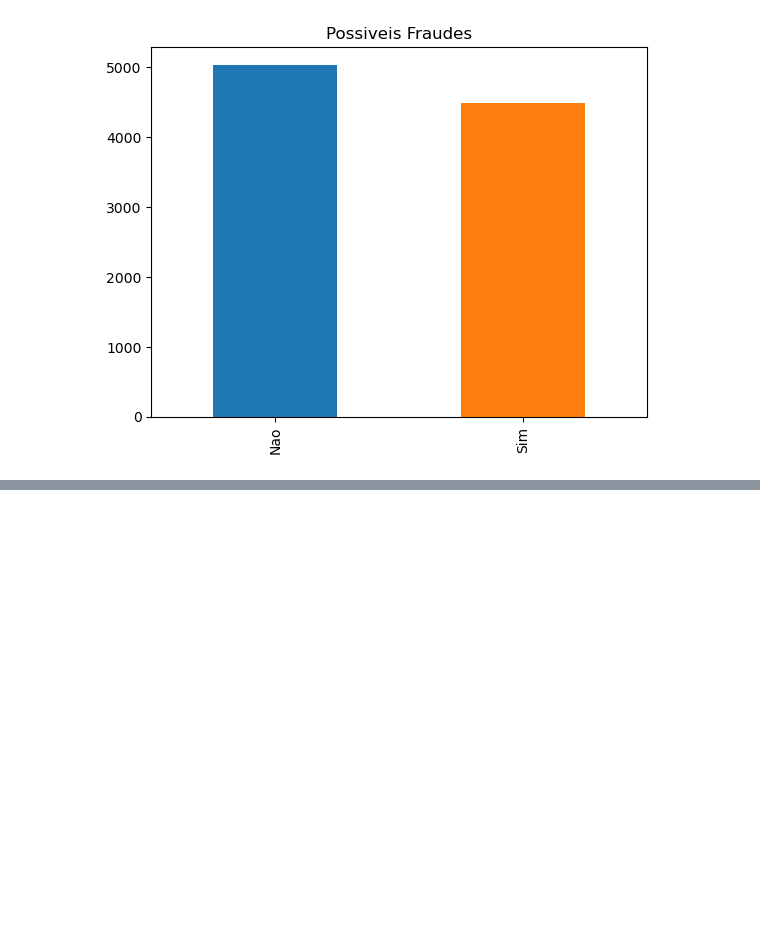
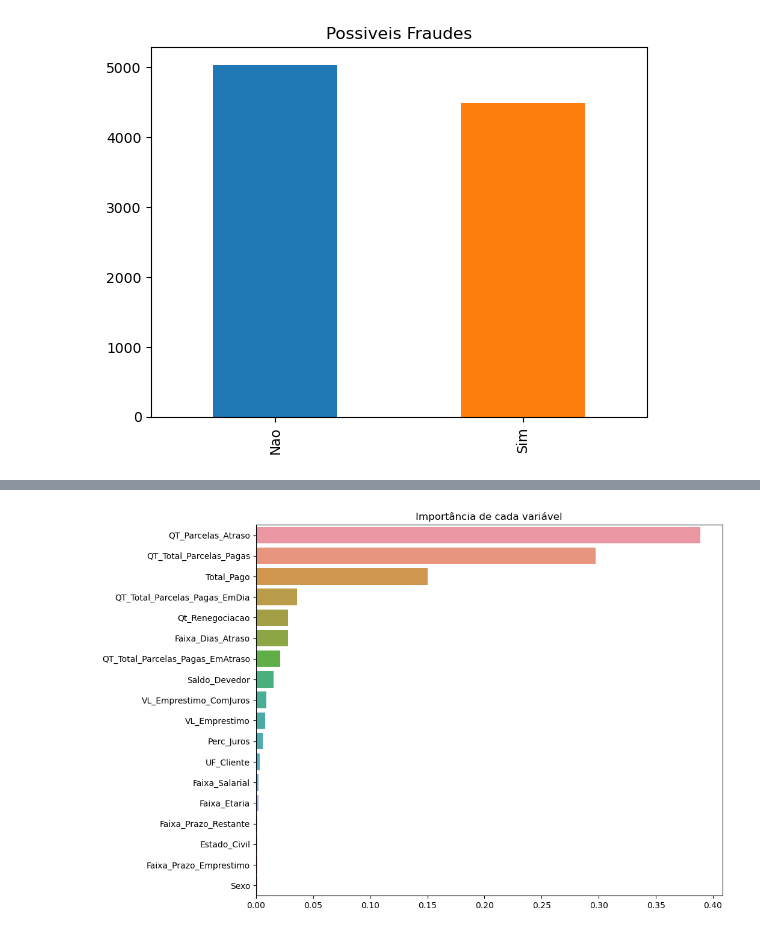
Before and after one commit to DevTheo25/Analise-de-Fraude, a Jupyter notebook: AnaliseFraude.ipynb, the cells around one changed output, grey strips where cells are left out. Cells and saved outputs as stored; diff of their text form; code cells hidden in the pictures; blank space fills up the shorter version.

```diff
--- a/AnaliseFraude.ipynb
+++ b/AnaliseFraude.ipynb
@@ -408,0 +672,3 @@ df_original["Possivel_Fraude"].value_counts().plot(kind="bar", title="Possiveis
+# %%
+# Separado os dados em dados de Treino e Teste.
+X_treino, X_teste, y_treino, y_teste = train_test_split(PREDITORAS_RES, TARGER_RES, test_size=0.3, random_state=42)
@@ -408,0 +688,6 @@ df_original["Possivel_Fraude"].value_counts().plot(kind="bar", title="Possiveis
+# %%
+# Normalizando os dados
+
+Normalizador = MinMaxScaler()
+X_treino_normalizados = Normalizador.fit_transform(X_treino)
+X_teste_normalizados = Normalizador.fit_transform(X_teste)
@@ -408,0 +714,3 @@ df_original["Possivel_Fraude"].value_counts().plot(kind="bar", title="Possiveis
+# %%
+# Construtor do Modelo
+randomForest = RandomForestClassifier()
@@ -408,0 +784,19 @@ df_original["Possivel_Fraude"].value_counts().plot(kind="bar", title="Possiveis
+# %%
+# Criando o classificador com Random Forest
+clf = RandomForestClassifier(n_estimators  = 100, criterion = 'entropy', max_depth = 20,
+                             max_features = 'log2', min_samples_leaf = 1, min_samples_split = 1, n_jobs = 8)
+
+# Construção do modelo
+clf = clf.fit(X_treino_normalizados, y_treino)
+# %%
+# Visualizando a importância de cada variável no treinamento Random Forest
+
+plt.figure(figsize=(10,8))
+
+V_importantes = pd.Series(data=clf.feature_importances_, index=PREDITORAS_RES.columns)
+V_importantes = V_importantes.sort_values(ascending=False)
+
+sns.barplot(x=V_importantes, y=V_importantes.index, orient="h").set_title("Importância de cada variável")
+plt.show()
+# %% [output]
+[figure, added]
```
Also changed, not shown: parts of 66 cells of this notebook.
